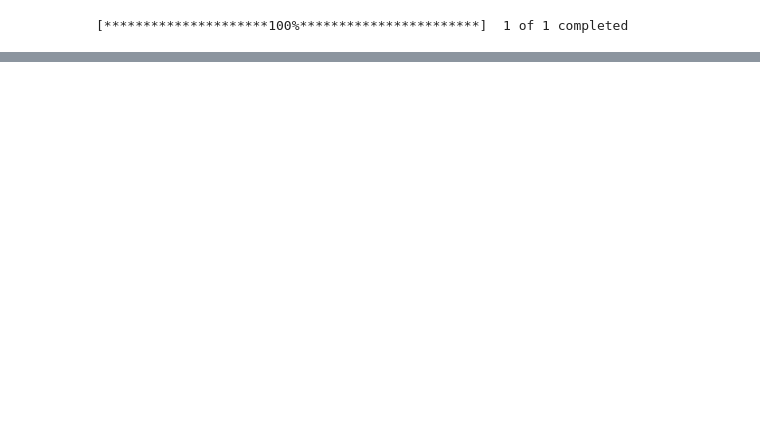
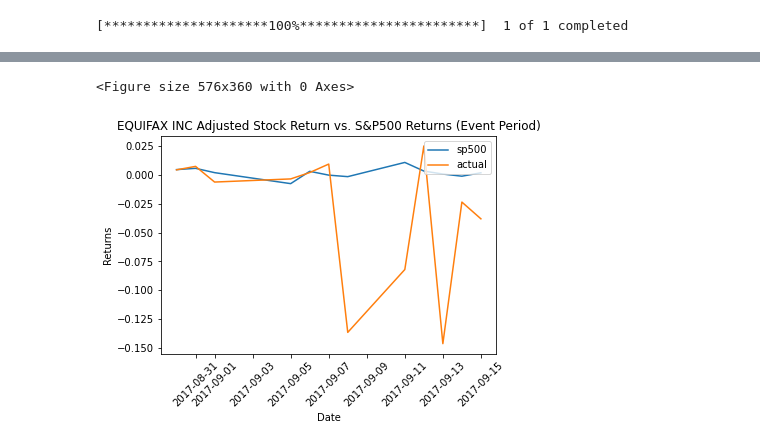
Before and after one commit to Zeyuzhao/BreachPrice, a Jupyter notebook: notebooks/z_model.ipynb, the cells around one changed output, grey strips where cells are left out. Saved outputs shown, nothing was run; the diff lists cells and outputs as text; code cells hidden in the pictures; blank space fills up the shorter version.

```diff
--- a/notebooks/z_model.ipynb
+++ b/notebooks/z_model.ipynb
@@ -225,0 +474,4 @@ for i, row in df.iterrows():
+# %%
+diff = (pd.Series(event_df.index - breach_date, index = event_df.index))
+event_df["day_diff"] = diff
+event_df.head()
@@ -225,0 +486,14 @@ for i, row in df.iterrows():
+# %%
+plt.figure(figsize=(8,5))
+event_return = pd.melt(event_df[['sp500', 'actual']], ignore_index=False)
+# %% [output]
+<Figure size 576x360 with 0 Axes>
+# %%
+ax = sns.lineplot(data=event_return, x=event_return.index, y="value", hue="variable")
+ax.set_title(f"{company_name} Adjusted Stock Return vs. S&P500 Returns (Event Period)")
+ax.set_ylabel("Returns")
+plt.xticks(rotation=45)
+ax.legend(loc=1)
+plt.show()
+# %% [output]
+[figure, added]
```
Also changed, not shown: parts of 48 cells of this notebook, 4 other files.
